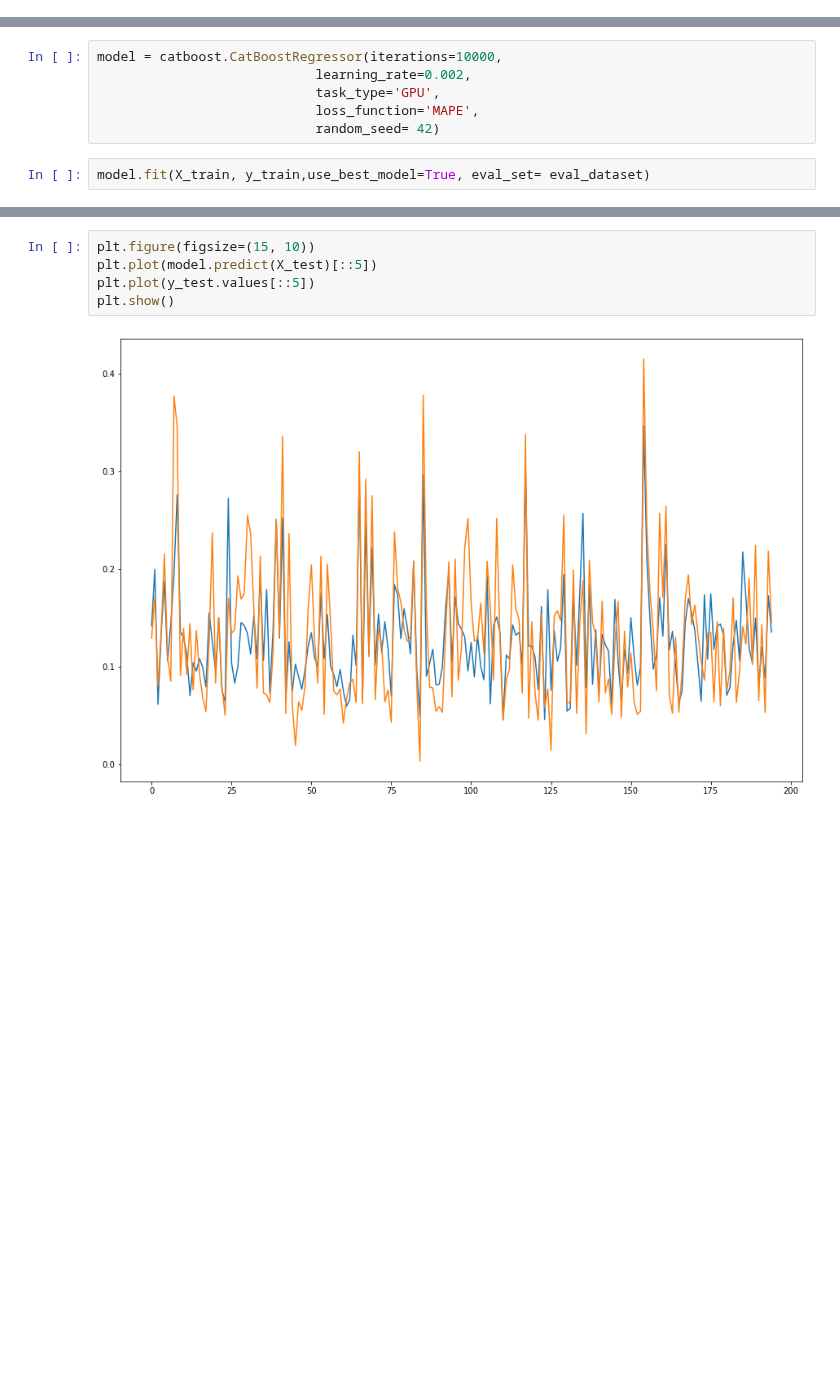
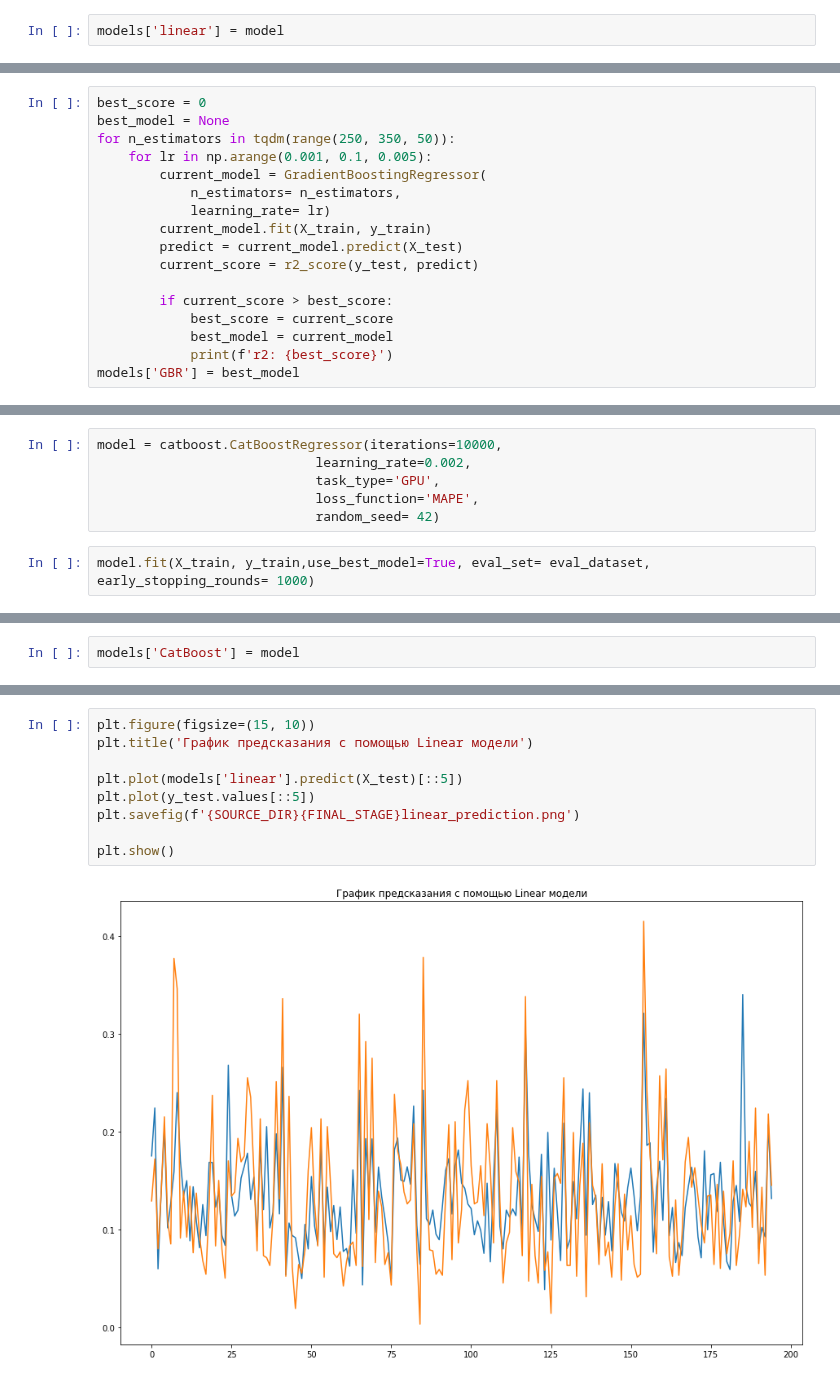
Before and after one commit to OnlyOneUseAcc/Evraz-SCC-prediction, a Jupyter notebook: src/final_stage/models.ipynb, the cells around one changed output, grey strips where cells are left out. Saved outputs shown, nothing was run; the diff lists cells and outputs as text; blank space fills up the shorter version.

Commit message:
Updated models

```diff
--- a/src/final_stage/models.ipynb
+++ b/src/final_stage/models.ipynb
@@ -17,0 +31,2 @@ y_test = pd.read_csv(f'{DATA_PATH}{FINAL_STAGE}y_test.csv',sep='\t', index_col='
+# %%
+models['linear'] = model
@@ -17,0 +35,17 @@ y_test = pd.read_csv(f'{DATA_PATH}{FINAL_STAGE}y_test.csv',sep='\t', index_col='
+# %%
+best_score = 0
+best_model = None
+for n_estimators in tqdm(range(250, 350, 50)):
+    for lr in np.arange(0.001, 0.1, 0.005):
+        current_model = GradientBoostingRegressor(
+            n_estimators= n_estimators,
+            learning_rate= lr)
+        current_model.fit(X_train, y_train)
+        predict = current_model.predict(X_test)
+        current_score = r2_score(y_test, predict)
+
+        if current_score > best_score:
+            best_score = current_score
+            best_model = current_model
+            print(f'r2: {best_score}')
+models['GBR'] = best_model
@@ -24,5 +73,5 @@ model = catboost.CatBoostRegressor(iterations=10000,
                             loss_function='MAPE',
                             random_seed= 42)
 # %%
-model.fit(X_train, y_train,use_best_model=True, eval_set= eval_dataset)
+model.fit(X_train, y_train,use_best_model=True, eval_set= eval_dataset, early_stopping_rounds= 1000)
 # %% [output]
@@ -74,0 +96,2 @@ MAPE(y_test.to_numpy(),model.predict(X_test))
+# %%
+models['CatBoost'] = model
@@ -75,7 +108,11 @@ MAPE(y_test.to_numpy(),model.predict(X_test))
 # %%
 plt.figure(figsize=(15, 10))
-plt.plot(model.predict(X_test)[::5])
+plt.title('График предсказания с помощью Linear модели')
+
+plt.plot(models['linear'].predict(X_test)[::5])
 plt.plot(y_test.values[::5])
+plt.savefig(f'{SOURCE_DIR}{FINAL_STAGE}linear_prediction.png')
+
 plt.show()
 # %% [output]
-[figure, old version]
+[figure, new version]
```
Also changed, not shown: parts of 22 cells of this notebook, 8 other files.
